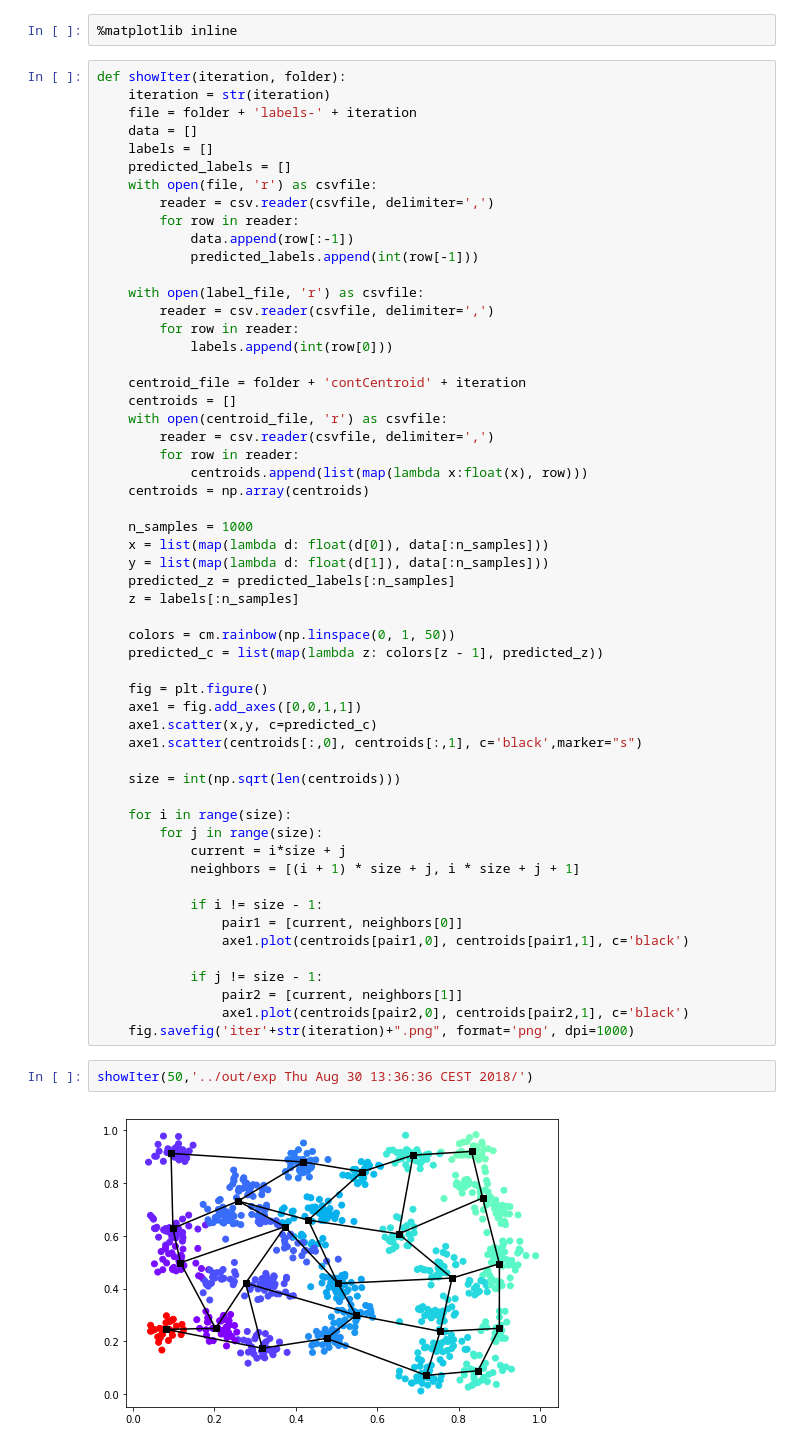
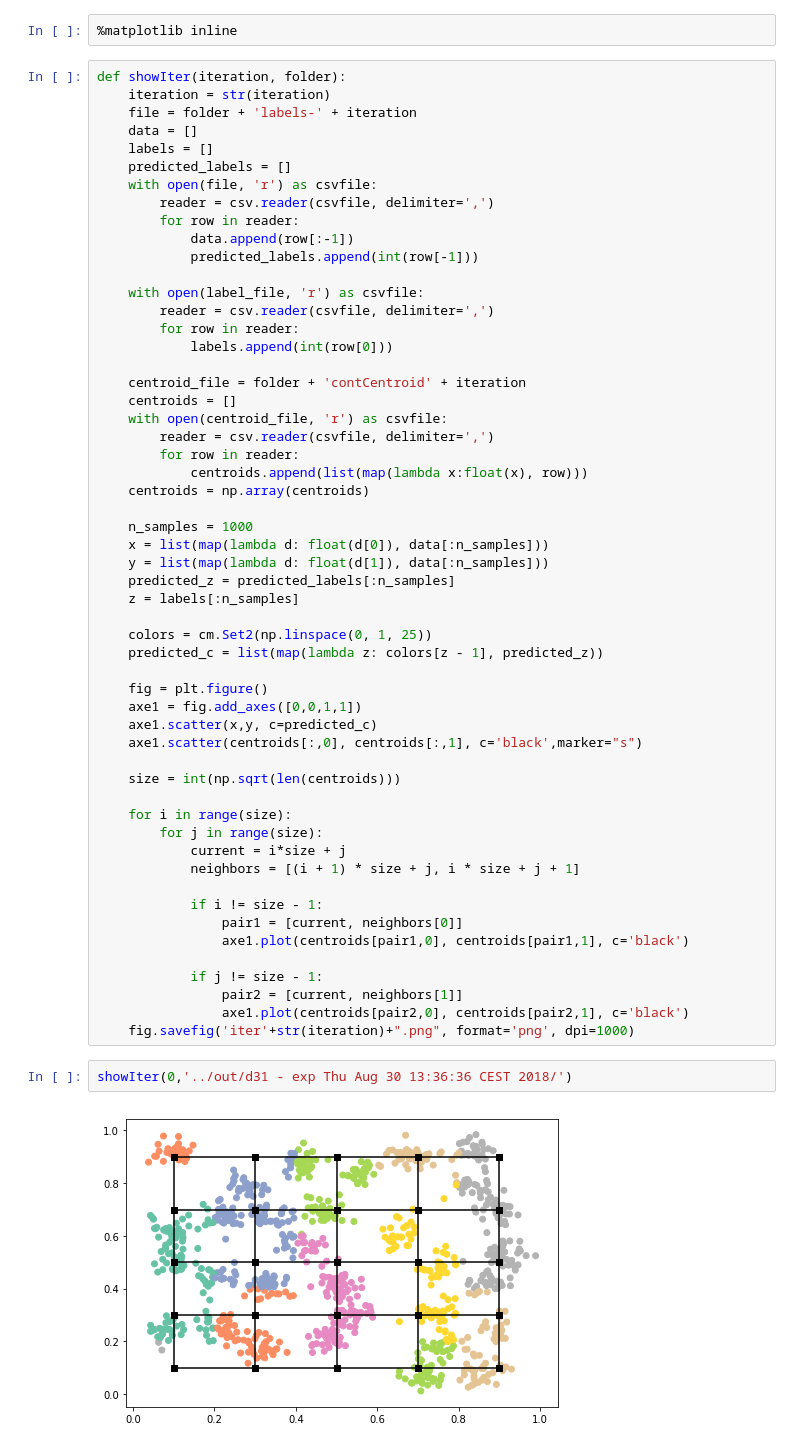
Before and after one commit to anhquancao/Probabilistic-Mixed-Topological-Map-for-Categorical-and-Continuous-Data, a Jupyter notebook: python visual/visual 2.ipynb, the cells around one changed output. Drawn from its saved outputs; the diff is of its cells as text.

Commit message:
change color map

```diff
--- a/python visual/visual 2.ipynb
+++ b/python visual/visual 2.ipynb
@@ -38,7 +38,7 @@ def showIter(iteration, folder):
     predicted_z = predicted_labels[:n_samples]
     z = labels[:n_samples]
 
-    colors = cm.rainbow(np.linspace(0, 1, 50))
+    colors = cm.Set2(np.linspace(0, 1, 25))
     predicted_c = list(map(lambda z: colors[z - 1], predicted_z))
 
     fig = plt.figure()
@@ -62,6 +62,6 @@ def showIter(iteration, folder):
                 axe1.plot(centroids[pair2,0], centroids[pair2,1], c='black')
     fig.savefig('iter'+str(iteration)+".png", format='png', dpi=1000)
 # %%
-showIter(50,'../out/exp Thu Aug 30 13:36:36 CEST 2018/')
+showIter(0,'../out/d31 - exp Thu Aug 30 13:36:36 CEST 2018/')
 # %% [output]
-[figure, old version]
+[figure, new version]
```
Also changed, not shown: parts of 5 cells of this notebook, 35 other files.
